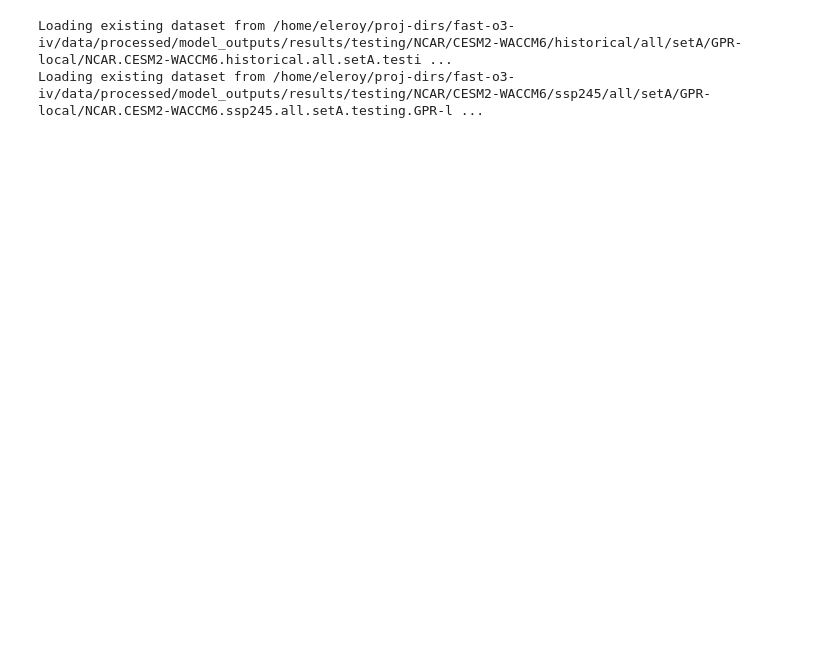
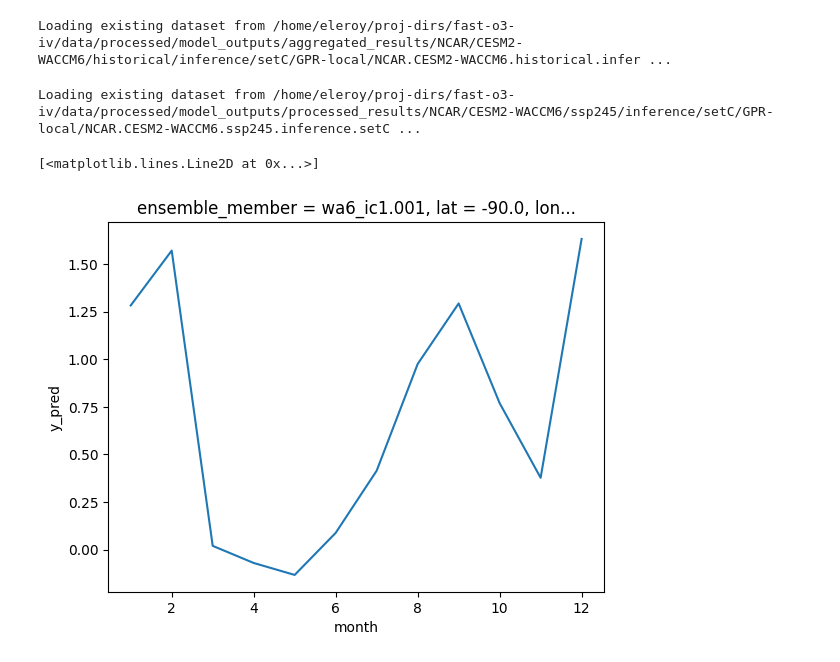
Before and after one commit to emmleroy/fast-o3-iv, a Jupyter notebook: notebooks/6.01-ELR-bias-correction.ipynb, the cells around one changed output. Drawn from its saved outputs; the diff is of its cells as text; code cells hidden in the pictures; blank space fills up the shorter version.

Commit message:
refactor: under model_outputs --> member_results/, aggregated_results/, and derived_metrics/

```diff
--- a/notebooks/6.01-ELR-bias-correction.ipynb
+++ b/notebooks/6.01-ELR-bias-correction.ipynb
@@ -20,27 +20,35 @@ ramp_osdma8 = xr.open_dataset((
 config_hist = DatasetConfig(
             source_id = 'CESM2-WACCM6',
             cmip_experiment_id = 'historical',
-            variable_setname = 'setA',
+            variable_setname = 'setC',
             year_range = range(1975,2015)
         )
-wa6_hist = utils.load_or_create_results_ds(
-    "testing",
-    "GPR-local",
-    config_hist,
-)
-
-config_ssp245 = DatasetConfig(
-            source_id = 'CESM2-WACCM6',
-            cmip_experiment_id = 'ssp245',
-            variable_setname = 'setA',
-            year_range = range(2015,2055)
-        )
-wa6_ssp245 = utils.load_or_create_results_ds(
-    "testing",
-    "GPR-local",
-    config_ssp245,
-)
-# %% [output]
-Loading existing dataset from /home/eleroy/proj-dirs/fast-o3-iv/data/processed/model_outputs/results/testing/NCAR/CESM2-WACCM6/historical/all/setA/GPR-local/NCAR.CESM2-WACCM6.historical.all.setA.testi ...
-Loading existing dataset from /home/eleroy/proj-dirs/fast-o3-iv/data/processed/model_outputs/results/testing/NCAR/CESM2-WACCM6/ssp245/all/setA/GPR-local/NCAR.CESM2-WACCM6.ssp245.all.setA.testing.GPR-l ...
+# %%
+wa6_hist = utils.load_or_aggregate_results(
+    "inference",
+    config_hist,
+     "GPR-local",
+)
+# %% [output]
+Loading existing dataset from /home/eleroy/proj-dirs/fast-o3-iv/data/processed/model_outputs/aggregated_results/NCAR/CESM2-WACCM6/historical/inference/setC/GPR-local/NCAR.CESM2-WACCM6.historical.infer ...
+# %%
+config_ssp245 = DatasetConfig(
+            source_id = 'CESM2-WACCM6',
+            cmip_experiment_id = 'ssp245',
+            variable_setname = 'setC',
+            year_range = range(2015,2055)
+        )
+wa6_ssp245 = utils.load_or_create_results_ds(
+    "inference",
+    config_ssp245,
+     "GPR-local",
+)
+# %% [output]
+Loading existing dataset from /home/eleroy/proj-dirs/fast-o3-iv/data/processed/model_outputs/processed_results/NCAR/CESM2-WACCM6/ssp245/inference/setC/GPR-local/NCAR.CESM2-WACCM6.ssp245.inference.setC ...
+# %%
+# check that seasonal cycle is removed from original anomalies
+wa6_hist['y_pred'].isel(ensemble_member=0, lat=0, lon=0).groupby('time.month').mean().plot()
+# %% [output]
+[<matplotlib.lines.Line2D at 0x...>]
+[figure, added]
 # %%
```
Also changed, not shown: parts of 4 cells of this notebook, 3 other files.
